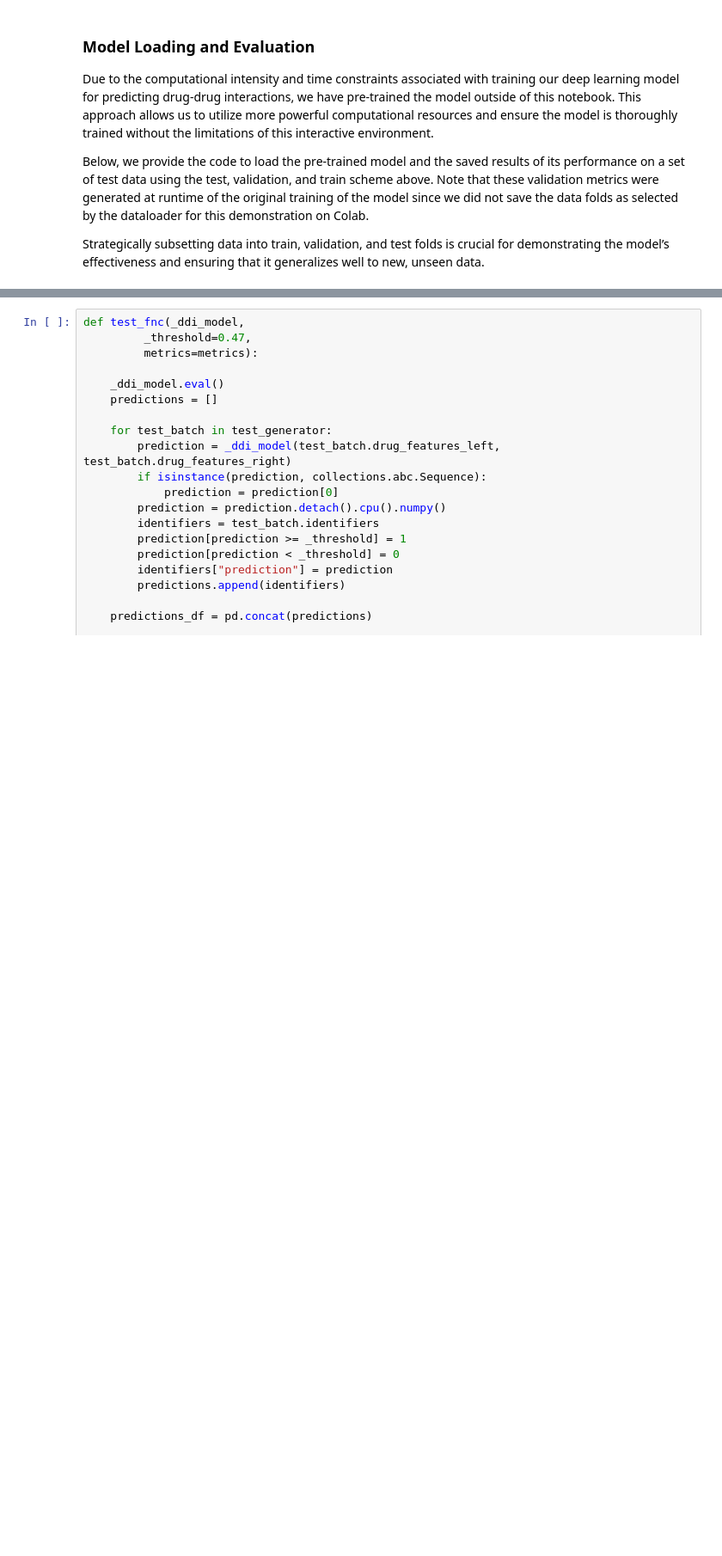
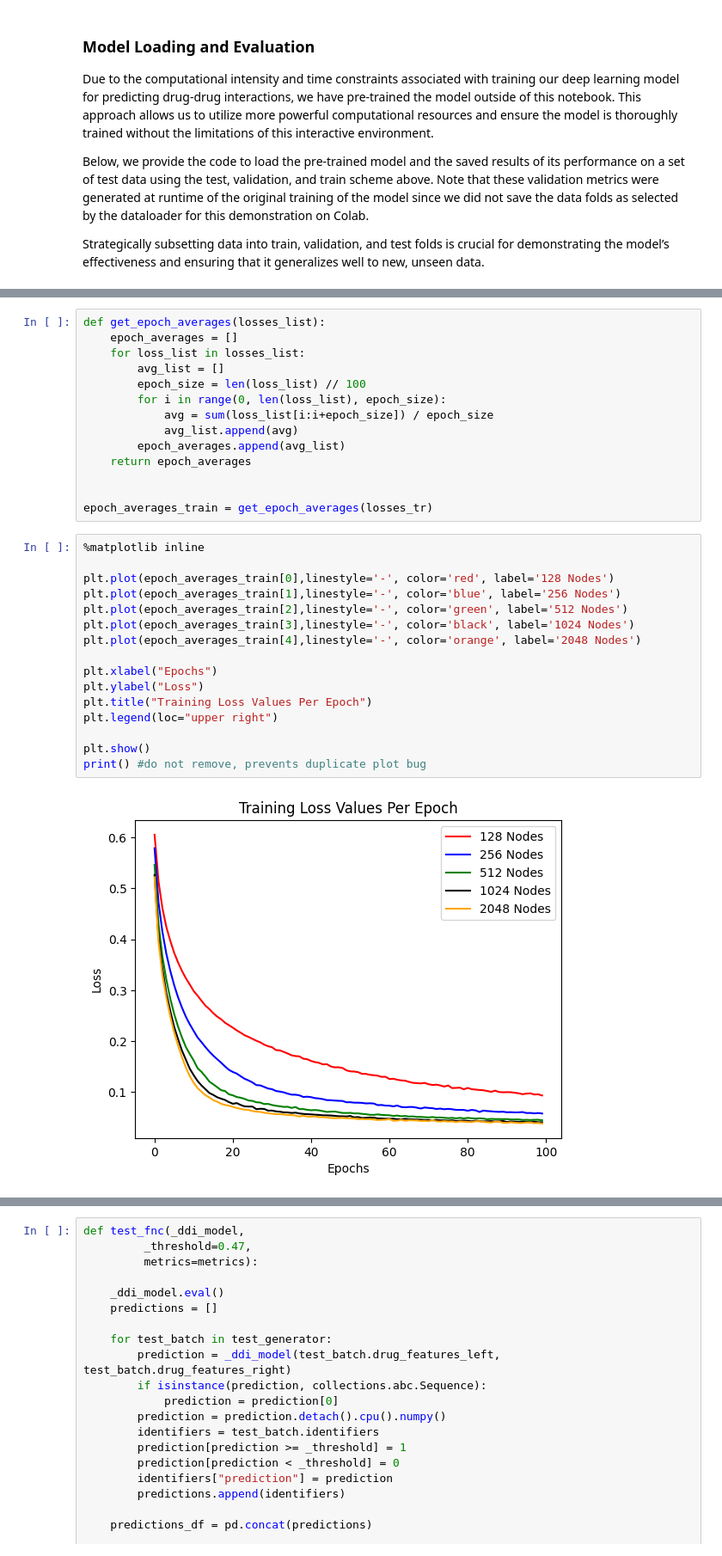
Before and after one commit to deeplearning4healthcare-team8/final-project-deepddi, a Jupyter notebook: DL4H_Team_8.ipynb, the cells around one changed output, grey strips where cells are left out. Shown at 86% size. Drawn from its saved outputs; the diff is of its cells as text; blank space fills up the shorter version.

Commit message:
updated model and json paths, graphs

```diff
--- a/DL4H_Team_8.ipynb
+++ b/DL4H_Team_8.ipynb
@@ -658,0 +718,32 @@ Our experiments reveal significant potential for enhancing the performance of DN
+# %%
+def get_epoch_averages(losses_list):
+    epoch_averages = []
+    for loss_list in losses_list:
+        avg_list = []
+        epoch_size = len(loss_list) // 100
+        for i in range(0, len(loss_list), epoch_size):
+            avg = sum(loss_list[i:i+epoch_size]) / epoch_size
+            avg_list.append(avg)
+        epoch_averages.append(avg_list)
+    return epoch_averages
+
+
+epoch_averages_train = get_epoch_averages(losses_tr)
+# %%
+%matplotlib inline
+
+plt.plot(epoch_averages_train[0],linestyle='-', color='red', label='128 Nodes')
+plt.plot(epoch_averages_train[1],linestyle='-', color='blue', label='256 Nodes')
+plt.plot(epoch_averages_train[2],linestyle='-', color='green', label='512 Nodes')
+plt.plot(epoch_averages_train[3],linestyle='-', color='black', label='1024 Nodes')
+plt.plot(epoch_averages_train[4],linestyle='-', color='orange', label='2048 Nodes')
+
+plt.xlabel("Epochs")
+plt.ylabel("Loss")
+plt.title("Training Loss Values Per Epoch")
+plt.legend(loc="upper right")
+
+plt.show()
+print() #do not remove, prevents duplicate plot bug
+# %% [output]
+[figure, added]
```
Also changed, not shown: parts of 23 cells of this notebook.
